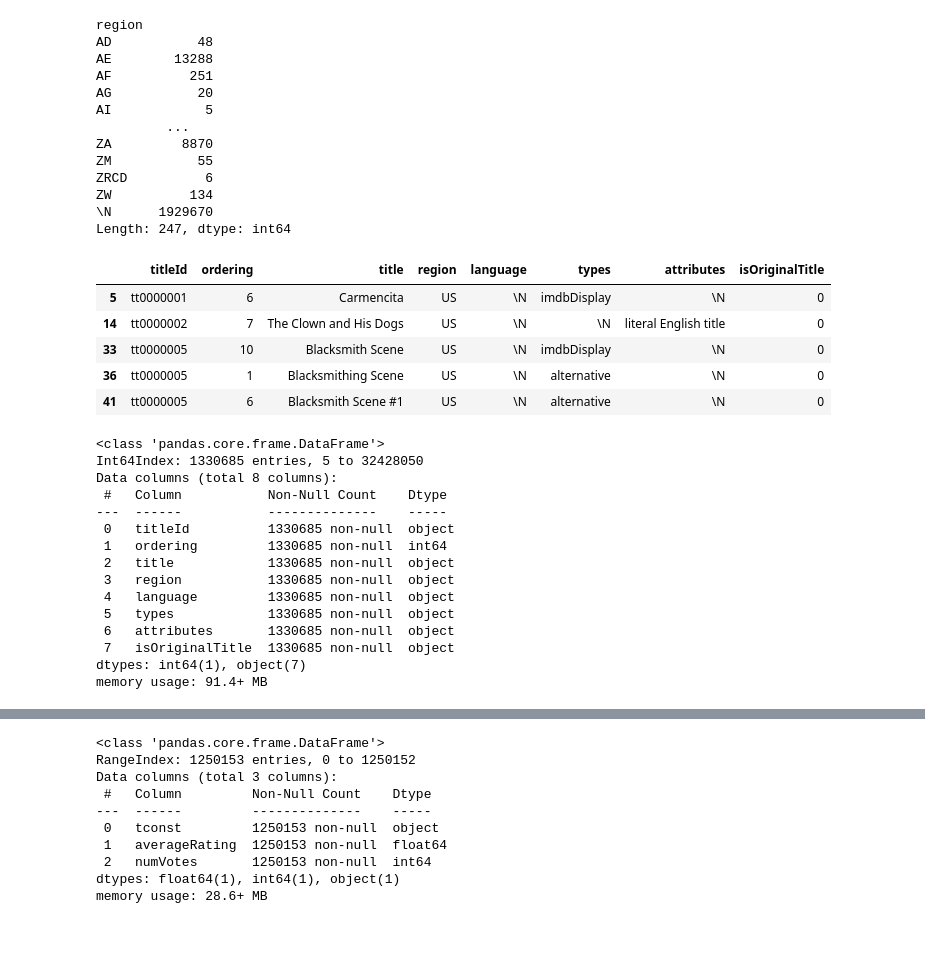
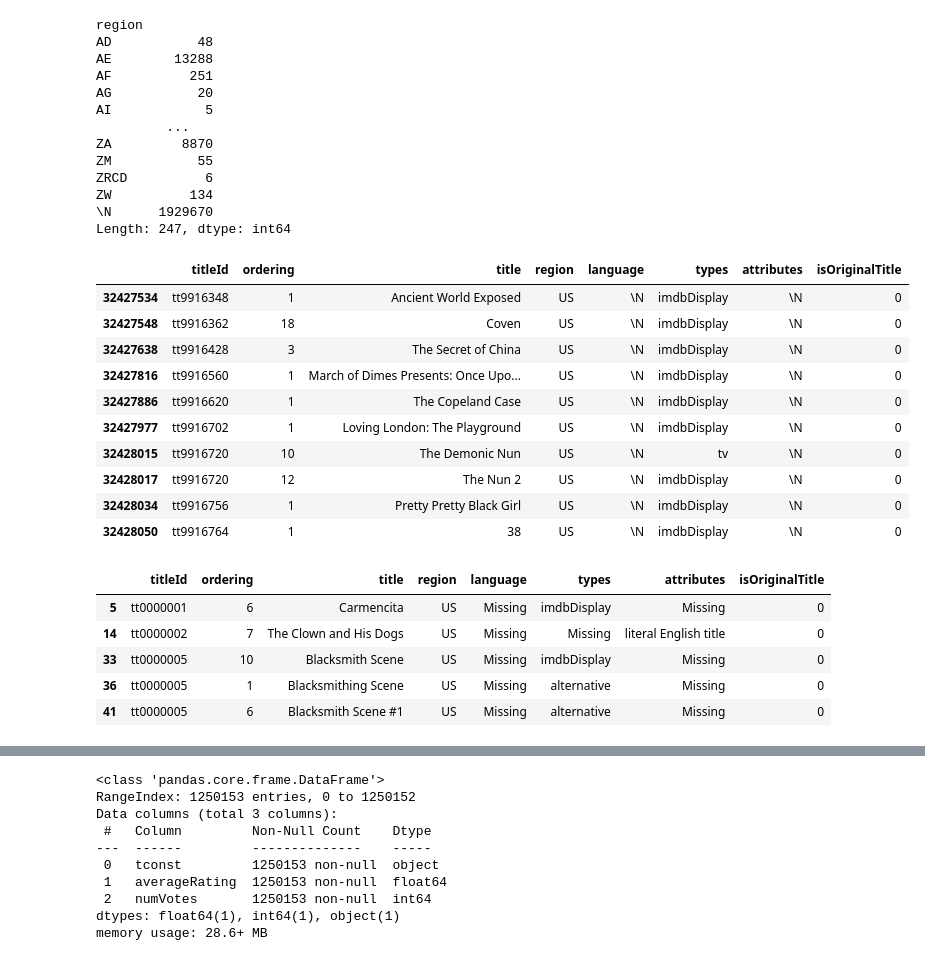
Before and after one commit to allensheneka/movieStats, a Jupyter notebook: movieStats_p1.ipynb, the cells around one changed output, grey strips where cells are left out. Cells and saved outputs as stored; diff of their text form; code cells hidden in the pictures; blank space fills up the shorter version.

```diff
--- a/movieStats_p1.ipynb
+++ b/movieStats_p1.ipynb
@@ -305,11 +527,16 @@ ZW          134
 Length: 247, dtype: int64
 # %%
 df2 = df2.loc[df2['region'] == 'US']
-df2.head()
+df2.tail(10)
 # %% [output]
 |  | titleId | ordering | title | region | language | types | attributes | isOriginalTitle |
-| 5 | tt0000001 | 6 | Carmencita | US | \N | imdbDisplay | \N | 0 |
-| 14 | tt0000002 | 7 | The Clown and His Dogs | US | \N | \N | literal English title | 0 |
-| 33 | tt0000005 | 10 | Blacksmith Scene | US | \N | imdbDisplay | \N | 0 |
-| 36 | tt0000005 | 1 | Blacksmithing Scene | US | \N | alternative | \N | 0 |
-| 41 | tt0000005 | 6 | Blacksmith Scene #1 | US | \N | alternative | \N | 0 |
+| 32427534 | tt9916348 | 1 | Ancient World Exposed | US | \N | imdbDisplay | \N | 0 |
+| 32427548 | tt9916362 | 18 | Coven | US | \N | imdbDisplay | \N | 0 |
+| 32427638 | tt9916428 | 3 | The Secret of China | US | \N | imdbDisplay | \N | 0 |
+| 32427816 | tt9916560 | 1 | March of Dimes Presents: Once Upo... | US | \N | imdbDisplay | \N | 0 |
+| 32427886 | tt9916620 | 1 | The Copeland Case | US | \N | imdbDisplay | \N | 0 |
+| 32427977 | tt9916702 | 1 | Loving London: The Playground | US | \N | imdbDisplay | \N | 0 |
+| 32428015 | tt9916720 | 10 | The Demonic Nun | US | \N | tv | \N | 0 |
+| 32428017 | tt9916720 | 12 | The Nun 2 | US | \N | imdbDisplay | \N | 0 |
+| 32428034 | tt9916756 | 1 | Pretty Pretty Black Girl | US | \N | imdbDisplay | \N | 0 |
+| 32428050 | tt9916764 | 1 | 38 | US | \N | imdbDisplay | \N | 0 |
@@ -316,21 +545,12 @@ df2.head()
 # %%
-df2.info()
+df2.head()
 # %% [output]
-<class 'pandas.core.frame.DataFrame'>
-Int64Index: 1330685 entries, 5 to 32428050
-Data columns (total 8 columns):
- #   Column           Non-Null Count    Dtype
----  ------           --------------    -----
- 0   titleId          1330685 non-null  object
- 1   ordering         1330685 non-null  int64
- 2   title            1330685 non-null  object
- 3   region           1330685 non-null  object
- 4   language         1330685 non-null  object
- 5   types            1330685 non-null  object
- 6   attributes       1330685 non-null  object
- 7   isOriginalTitle  1330685 non-null  object
-dtypes: int64(1), object(7)
-memory usage: 91.4+ MB
+|  | titleId | ordering | title | region | language | types | attributes | isOriginalTitle |
+| 5 | tt0000001 | 6 | Carmencita | US | Missing | imdbDisplay | Missing | 0 |
+| 14 | tt0000002 | 7 | The Clown and His Dogs | US | Missing | Missing | literal English title | 0 |
+| 33 | tt0000005 | 10 | Blacksmith Scene | US | Missing | imdbDisplay | Missing | 0 |
+| 36 | tt0000005 | 1 | Blacksmithing Scene | US | Missing | alternative | Missing | 0 |
+| 41 | tt0000005 | 6 | Blacksmith Scene #1 | US | Missing | alternative | Missing | 0 |
 # %%
 ## Saving filtered file as csv.gz and immediately loading (to verify)
 df2.to_csv('Data/title_akas_cleaned.csv.gz',compression='gzip',index=False)
```
Also changed, not shown: parts of 27 cells of this notebook, 3 other files.
